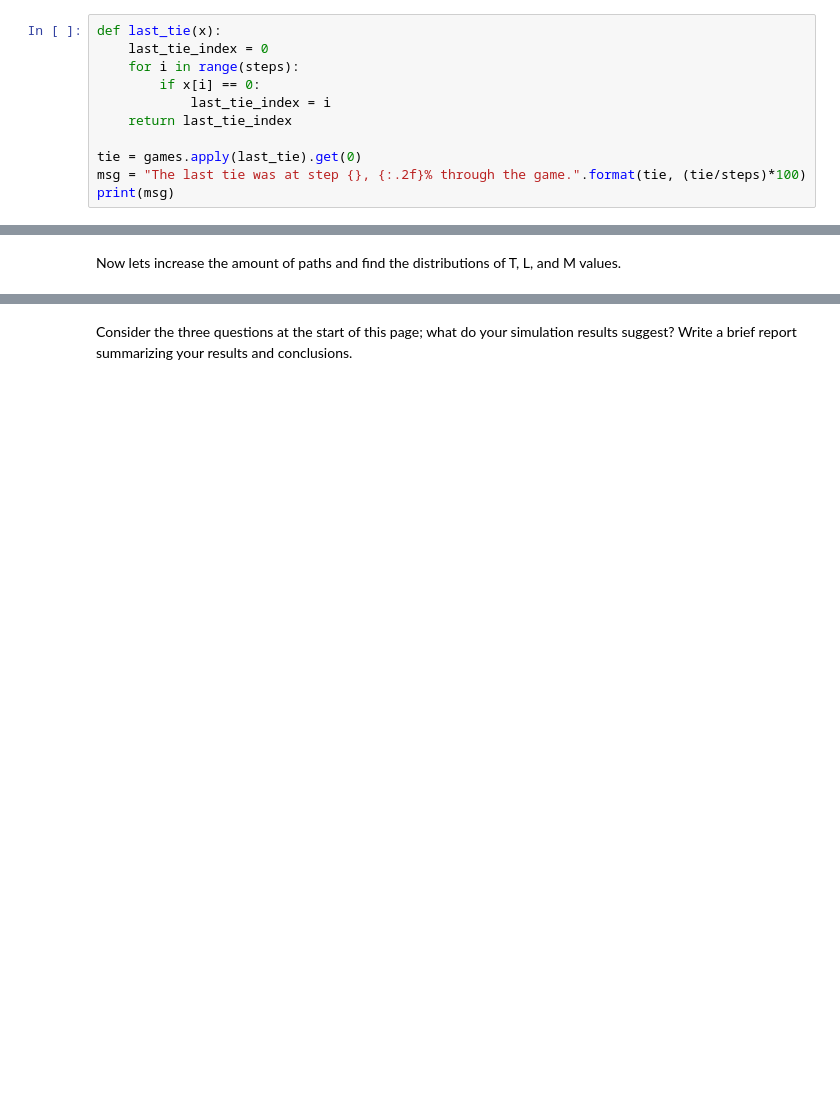
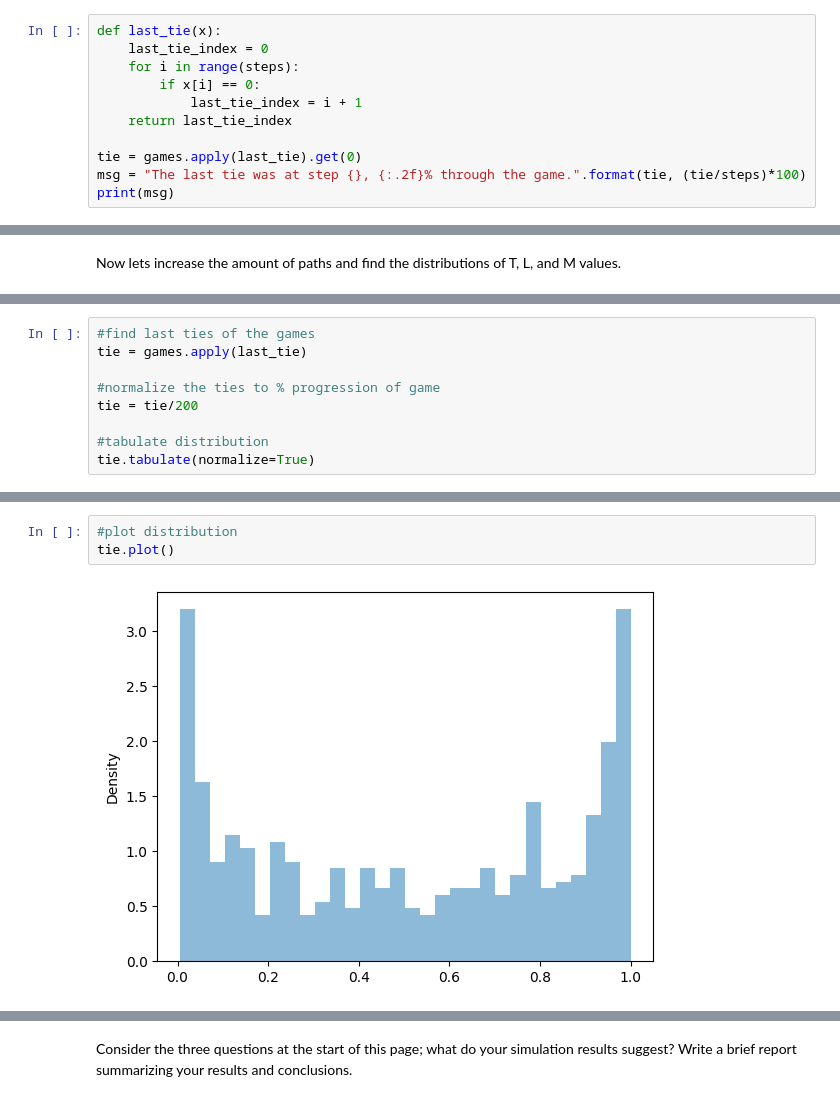
Before and after one commit to NRJaggers/Applied-Stochastic-Processes, a Jupyter notebook: Applications/1-Simple_Random_Walk/Simple_Random_Walk.ipynb, the cells around one changed output, grey strips where cells are left out. Cells and saved outputs as stored; diff of their text form; blank space fills up the shorter version.

```diff
--- a/Applications/1-Simple_Random_Walk/Simple_Random_Walk.ipynb
+++ b/Applications/1-Simple_Random_Walk/Simple_Random_Walk.ipynb
@@ -103,7 +100,7 @@ def last_tie(x):
     last_tie_index = 0
     for i in range(steps):
         if x[i] == 0:
-            last_tie_index = i
+            last_tie_index = i + 1
     return last_tie_index
 
 tie = games.apply(last_tie).get(0)
@@ -174,0 +160,9 @@ tie
+# %%
+#find last ties of the games
+tie = games.apply(last_tie)
+
+#normalize the ties to % progression of game
+tie = tie/200
+
+#tabulate distribution
+tie.tabulate(normalize=True)
@@ -174,0 +186,5 @@ tie
+# %%
+#plot distribution
+tie.plot()
+# %% [output]
+[figure, added]
```
Also changed, not shown: parts of 15 cells of this notebook.
